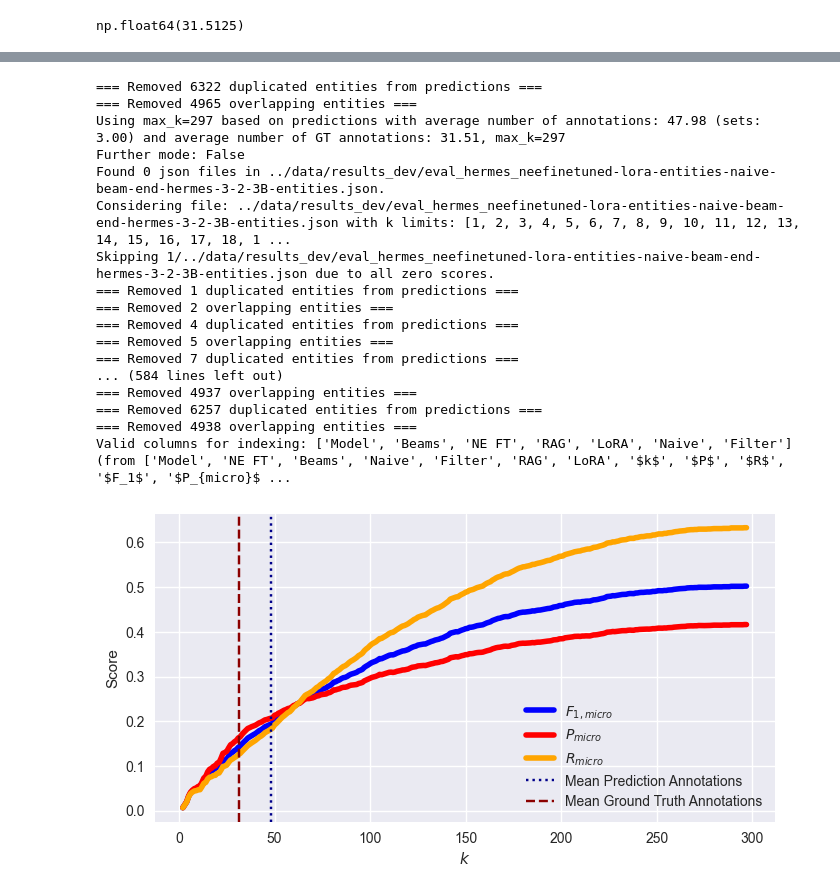
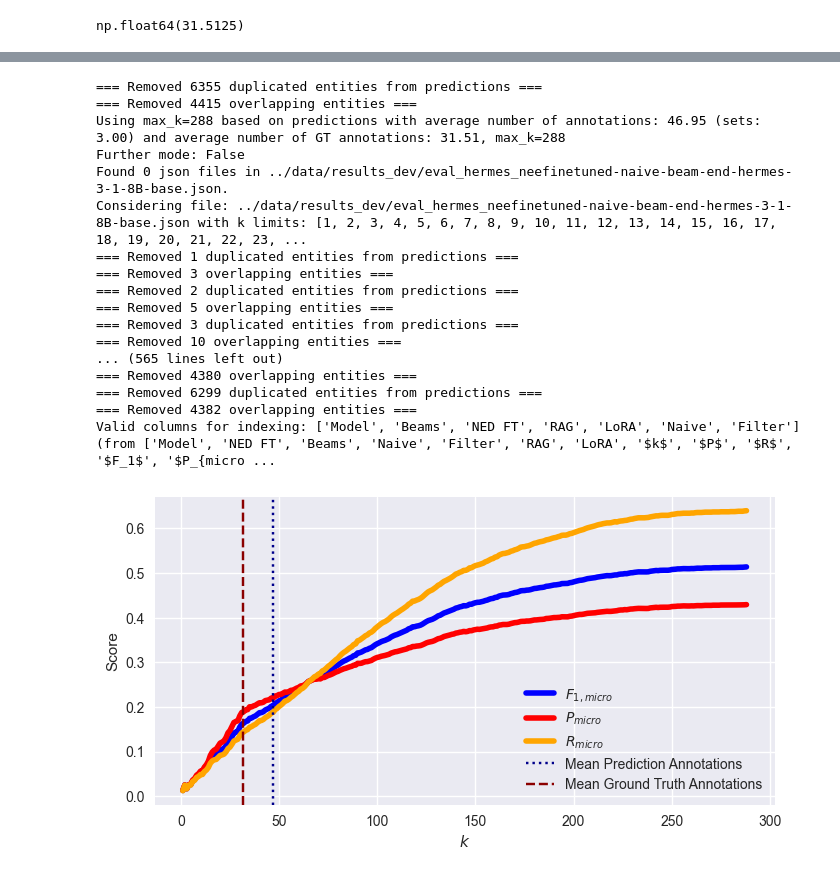
Before and after one commit to Dakantz/CHASTE, a Jupyter notebook: submission/evaluation.ipynb, the cells around one changed output, grey strips where cells are left out. Drawn from its saved outputs; the diff is of its cells as text; code cells hidden in the pictures.

```diff
--- a/submission/evaluation.ipynb
+++ b/submission/evaluation.ipynb
@@ -171,7 +171,7 @@ def scoring_to_df(
             "Set",
             "Model",
             "Beams",
-            "NE FT",
+            "NED FT",
             "RAG",
             "LoRA",
             "Naive",
@@ -480,12 +496,12 @@ def tikzplotlib_fix_ncols(obj):
 
 
 def vary_over_k(
-    fn="eval_hermes_neefinetuned-lora-entities-naive-beam-end-hermes-3-2-3B-entities.json",
+    fn="eval_hermes_neefinetuned-naive-beam-end-hermes-3-1-8B-base.json",
     max_k: int | None = None,
     out_file="f1_at_k_ner.tex",
     score_method=eval_submission_NER,
     score_name="entities",
-    title=" Varying $k$ for Task 6.1.1 with \n LoRA + NED finetune + Beam Search to End + Naive using Hermes 3B",
+    title=" Varying $k$ for Task 6.1.1 with \n NED finetune + Beam Search to End + Naive using Hermes 3B",
 ):
 
     annotated_articles: dict[str, EvalData] = {}
@@ -582,31 +598,31 @@ Valid columns for indexing: ['Model', 'Beams', 'NE FT', 'RAG', 'LoRA', 'Naive',
 # %%
 vary_over_k(
-    fn="eval_hermes_neefinetuned-lora-entities-naive-beam-end-hermes-3-2-3B-entities.json",
+    fn="eval_hermes_neefinetuned-naive-beam-end-hermes-3-1-8B-base.json",
     max_k=None,
     out_file="f1_at_k_nerd.tex",
     score_method=eval_submission_NERD,
     score_name="entities",
-    title="Scores @  $k$ for Task 6.1.2 with LoRA + NED finetune + Beam Serach to End + Naive Enrichment using Hermes 3B",
+    title="Scores @  $k$ for Task 6.1.2 with NED finetune + Beam Serach to End + Naive Enrichment using Hermes 3B",
 )
 # %% [output]
-=== Removed 6322 duplicated entities from predictions ===
-=== Removed 4965 overlapping entities ===
-Using max_k=297 based on predictions with average number of annotations: 47.98 (sets: 3.00) and average number of GT annotations: 31.51, max_k=297
+=== Removed 6355 duplicated entities from predictions ===
+=== Removed 4415 overlapping entities ===
+Using max_k=288 based on predictions with average number of annotations: 46.95 (sets: 3.00) and average number of GT annotations: 31.51, max_k=288
 Further mode: False
-Found 0 json files in ../data/results_dev/eval_hermes_neefinetuned-lora-entities-naive-beam-end-hermes-3-2-3B-entities.json.
-Considering file: ../data/results_dev/eval_hermes_neefinetuned-lora-entities-naive-beam-end-hermes-3-2-3B-entities.json with k limits: [1, 2, 3, 4, 5, 6, 7, 8, 9, 10, 11, 12, 13, 14, 15, 16, 17, 18, 1 ...
-Skipping 1/../data/results_dev/eval_hermes_neefinetuned-lora-entities-naive-beam-end-hermes-3-2-3B-entities.json due to all zero scores.
+Found 0 json files in ../data/results_dev/eval_hermes_neefinetuned-naive-beam-end-hermes-3-1-8B-base.json.
+Considering file: ../data/results_dev/eval_hermes_neefinetuned-naive-beam-end-hermes-3-1-8B-base.json with k limits: [1, 2, 3, 4, 5, 6, 7, 8, 9, 10, 11, 12, 13, 14, 15, 16, 17, 18, 19, 20, 21, 22, 23, ...
 === Removed 1 duplicated entities from predictions ===
-=== Removed 2 overlapping entities ===
-=== Removed 4 duplicated entities from predictions ===
+=== Removed 3 overlapping entities ===
+=== Removed 2 duplicated entities from predictions ===
 === Removed 5 overlapping entities ===
-=== Removed 7 duplicated entities from predictions ===
-... (584 lines left out)
-=== Removed 4937 overlapping entities ===
-=== Removed 6257 duplicated entities from predictions ===
-=== Removed 4938 overlapping entities ===
-Valid columns for indexing: ['Model', 'Beams', 'NE FT', 'RAG', 'LoRA', 'Naive', 'Filter'] (from ['Model', 'NE FT', 'Beams', 'Naive', 'Filter', 'RAG', 'LoRA', '$k$', '$P$', '$R$', '$F_1$', '$P_{micro}$ ...
+=== Removed 3 duplicated entities from predictions ===
+=== Removed 10 overlapping entities ===
+... (565 lines left out)
+=== Removed 4380 overlapping entities ===
+=== Removed 6299 duplicated entities from predictions ===
+=== Removed 4382 overlapping entities ===
+Valid columns for indexing: ['Model', 'Beams', 'NED FT', 'RAG', 'LoRA', 'Naive', 'Filter'] (from ['Model', 'NED FT', 'Beams', 'Naive', 'Filter', 'RAG', 'LoRA', '$k$', '$P$', '$R$', '$F_1$', '$P_{micro ...
-[figure, old version]
+[figure, new version]
 # %%
 # vary_over_k(
 #     fn="eval_hermes_neefinetuned-rag-lora-relations-naive-beam-none-hermes-3-1-8B-relations.json",
```
Also changed, not shown: parts of 11 cells of this notebook, 3 other files.
